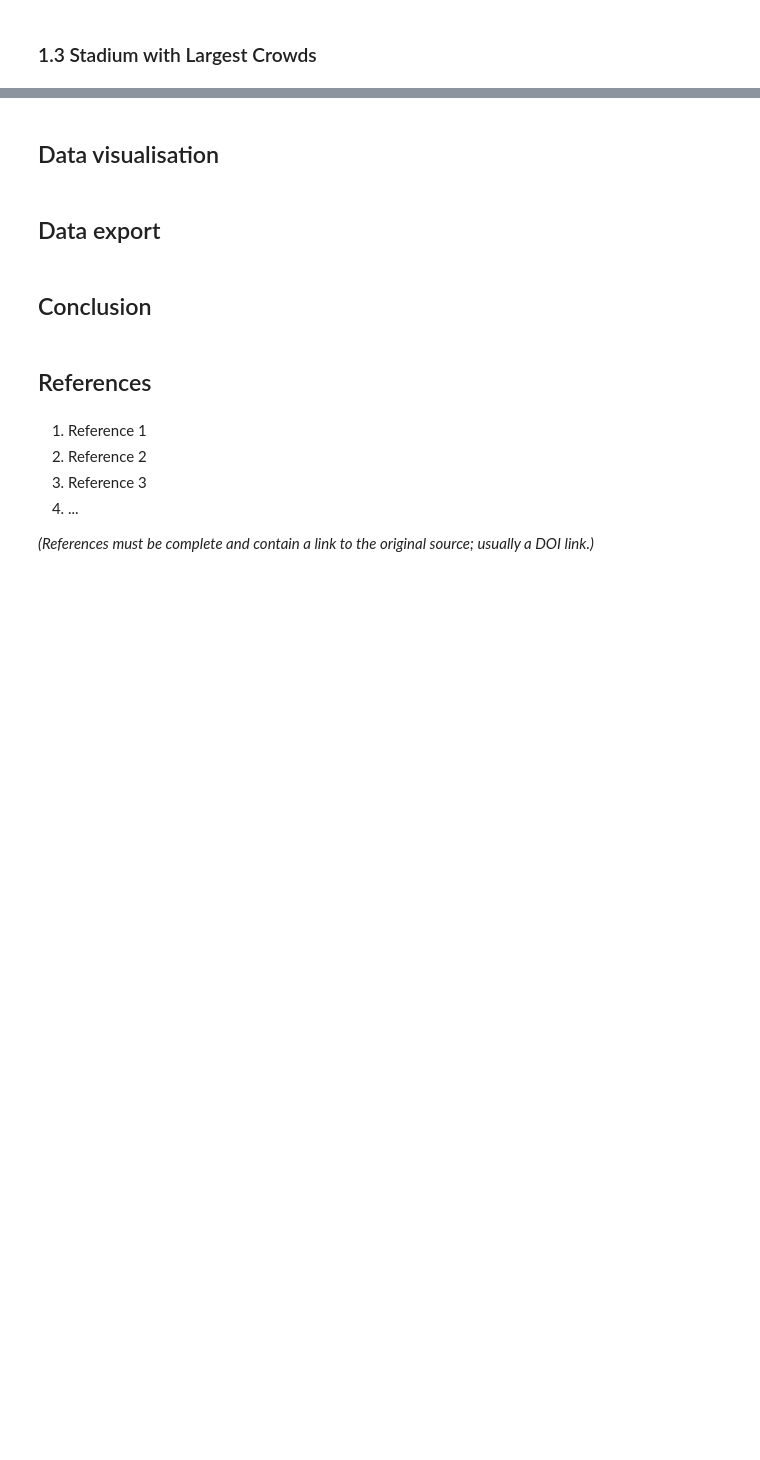
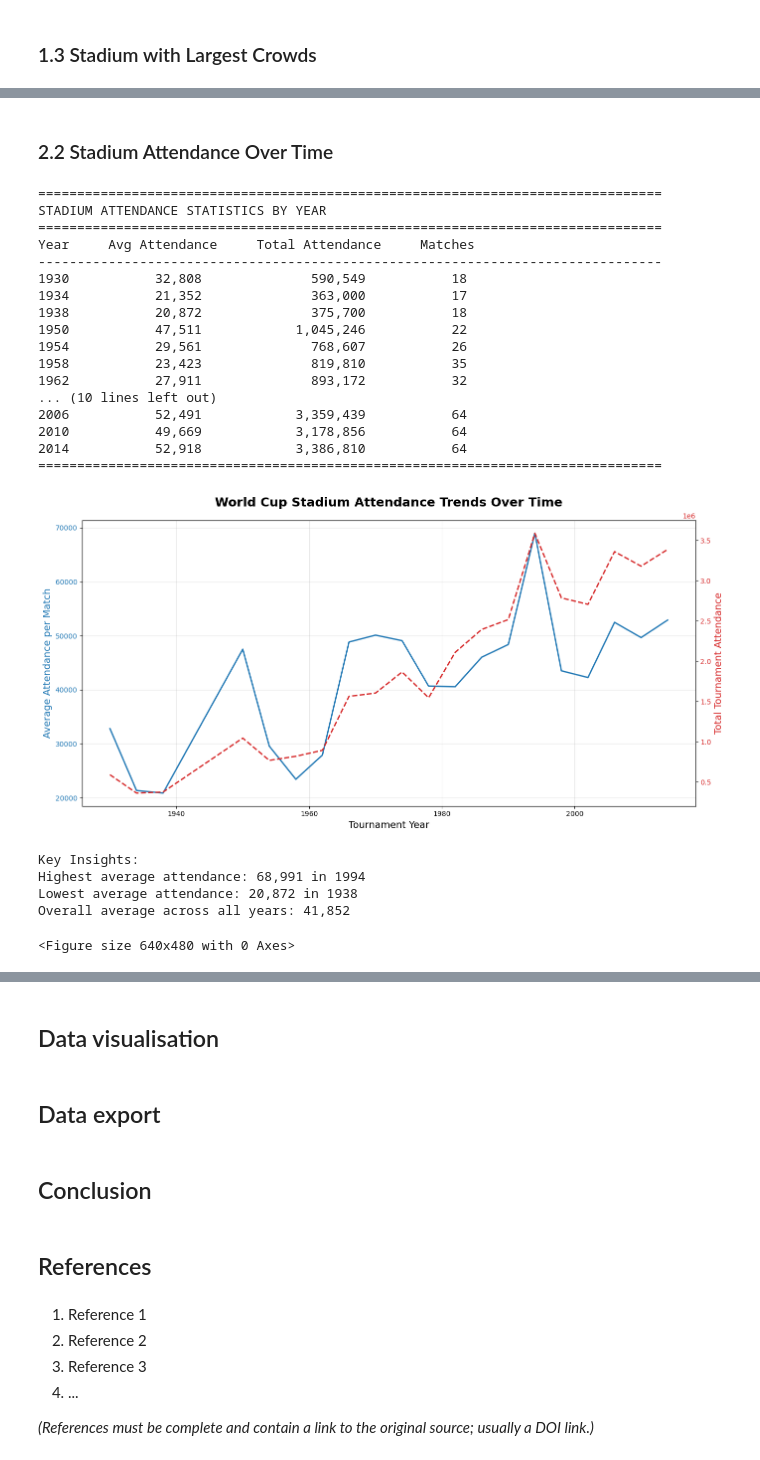
Before and after one commit to 99DJ89/MN5813--Individual--project--FIFA-WORLDCUPS, a Jupyter notebook: MN5813 Individual project .ipynb, the cells around one changed output, grey strips where cells are left out. Drawn from its saved outputs; the diff is of its cells as text; code cells hidden in the pictures; blank space fills up the shorter version.

```diff
--- a/MN5813 Individual project .ipynb
+++ b/MN5813 Individual project .ipynb
@@ -635,0 +730,74 @@ Stage: Group 6
+# %% [markdown]
+### 2.2 Stadium Attendance Over Time
+# %%
+# Attendance Over Time
+# Calculate average and total attendance per year
+attendance_stats = WorldCupMatches.groupby('Year')['Attendance'].agg(['mean', 'sum', 'count'])
+attendance_stats.columns = ['Average Attendance', 'Total Attendance', 'Number of Matches']
+
+print("=" * 80)
+print("STADIUM ATTENDANCE STATISTICS BY YEAR")
+print("=" * 80)
+print(f"{'Year':<8} {'Avg Attendance':<18} {'Total Attendance':<20} {'Matches':<10}")
+print("-" * 80)
+for year, row in attendance_stats.iterrows():
+    print(f"{int(year):<8} {int(row['Average Attendance']):>12,}      {int(row['Total Attendance']):>15,}      {int(row['Number of Matches']):>7}")
+print("=" * 80)
+
+# Create dual-axis visualization
+fig, ax1 = plt.subplots(figsize=(14, 7))
+
+# Plot average attendance
+color = 'tab:blue'
+ax1.set_xlabel('Tournament Year', fontsize=14)
+ax1.set_ylabel('Average Attendance per Match', fontsize=14, color=color)
+ax1.plot(attendance_stats.index, attendance_stats['Average Attendance'],
+         color=color, linewidth=2, label='Average Attendance')
+ax1.tick_params(axis='y', labelcolor=color)
+ax1.grid(True, alpha=0.3)
+
+# Create second y-axis for total attendance
+ax2 = ax1.twinx()
+color = 'tab:red'
+ax2.set_ylabel('Total Tournament Attendance', fontsize=14, color=color)
+ax2.plot(attendance_stats.index, attendance_stats['Total Attendance'],
+         color=color, linewidth=2, linestyle='--', label='Total Attendance')
+ax2.tick_params(axis='y', labelcolor=color)
+
+plt.title('World Cup Stadium Attendance Trends Over Time', fontsize=18, fontweight='bold', pad=20)
+fig.tight_layout()
+plt.show()
+
+# Print insights
+print("\nKey Insights:")
+print(f"Highest average attendance: {int(attendance_stats['Average Attendance'].max()):,} in {int(attendance_stats['Average Attendance'].idxmax())}")
+print(f"Lowest average attendance: {int(attendance_stats['Average Attendance'].min()):,} in {int(attendance_stats['Average Attendance'].idxmin())}")
+print(f"Overall average across all years: {int(attendance_stats['Average Attendance'].mean()):,}")
+
+# Save the chart as PNG file
+plt.savefig("World Cup Stadium Attendance Trends Over Time", dpi=300, bbox_inches="tight")
+plt.show()
+# %% [output]
+================================================================================
+STADIUM ATTENDANCE STATISTICS BY YEAR
+================================================================================
+Year     Avg Attendance     Total Attendance     Matches
+--------------------------------------------------------------------------------
+1930           32,808              590,549           18
+1934           21,352              363,000           17
+1938           20,872              375,700           18
+1950           47,511            1,045,246           22
+1954           29,561              768,607           26
+1958           23,423              819,810           35
+1962           27,911              893,172           32
+... (10 lines left out)
+2006           52,491            3,359,439           64
+2010           49,669            3,178,856           64
+2014           52,918            3,386,810           64
+================================================================================
+[figure, added]
+Key Insights:
+Highest average attendance: 68,991 in 1994
+Lowest average attendance: 20,872 in 1938
+Overall average across all years: 41,852
+<Figure size 640x480 with 0 Axes>
```
Also changed, not shown: parts of 23 cells of this notebook, 4 other files.
